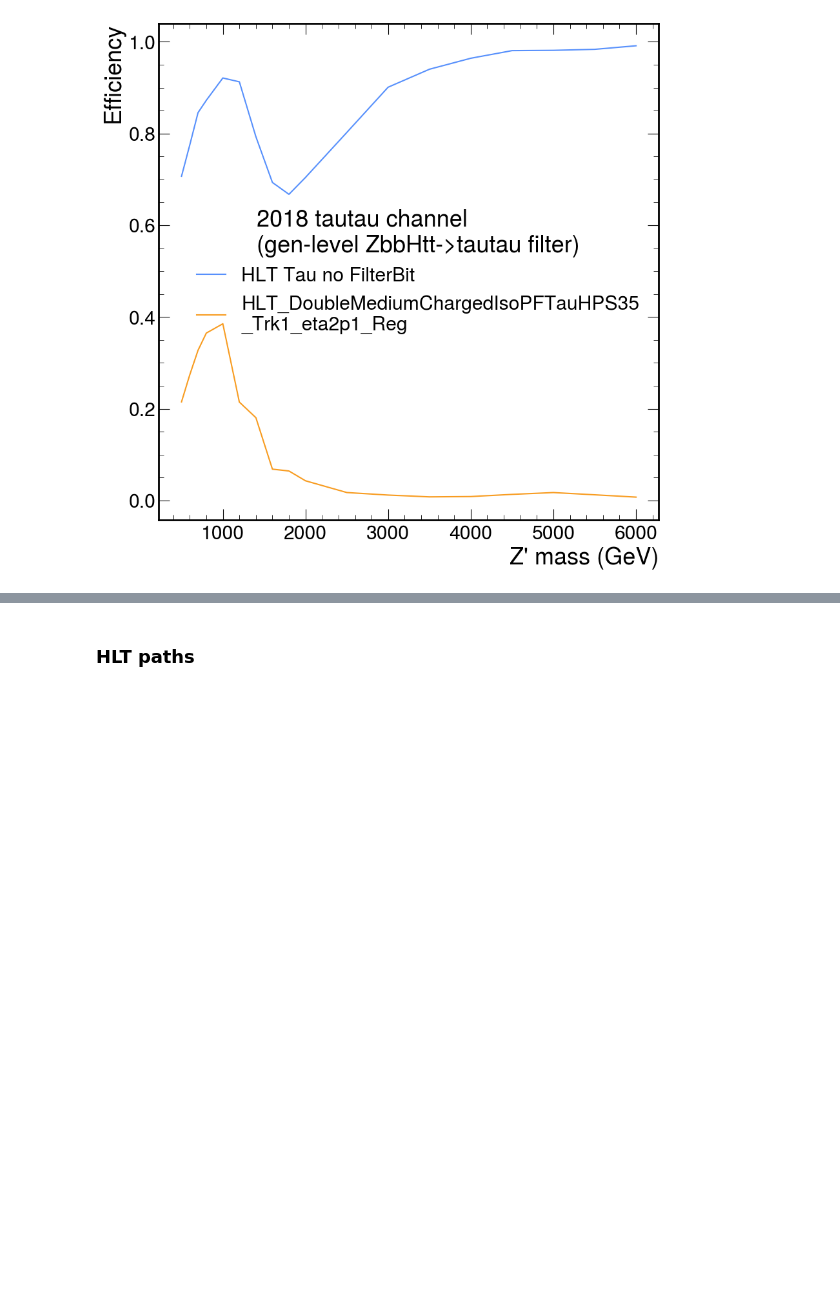
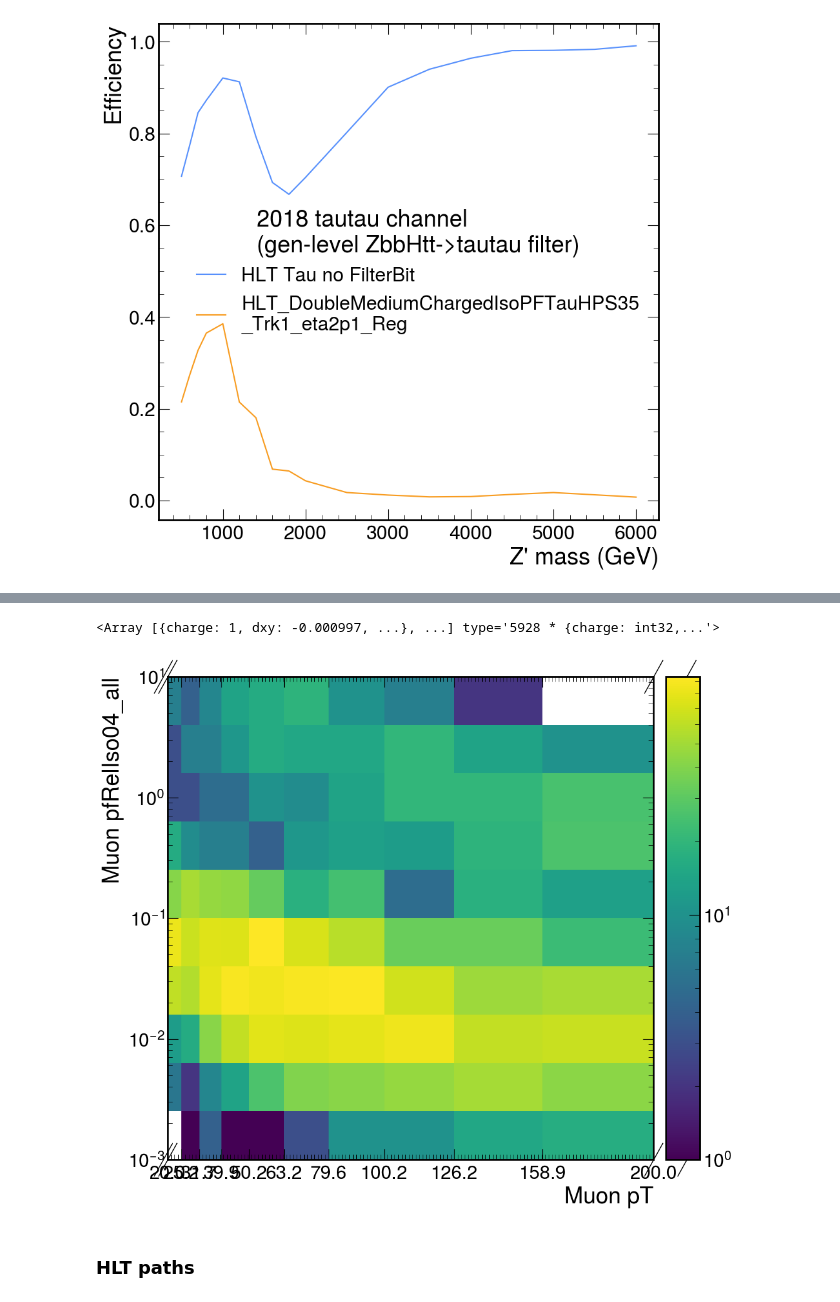
Before and after one commit to tcuisset/hhbbtt-analysis, a Jupyter notebook: studies/cutflow/cutflow.ipynb, the cells around one changed output, grey strips where cells are left out. Saved outputs shown, nothing was run; the diff lists cells and outputs as text; code cells hidden in the pictures; blank space fills up the shorter version.

```diff
--- a/studies/cutflow/cutflow.ipynb
+++ b/studies/cutflow/cutflow.ipynb
@@ -39,13 +39,14 @@ triggers = ["HLT_IsoMu22", "HLT_IsoMu22_eta2p1",
 # ar = t.arrays(filter_name=["Muon*", "Tau*", "GenPart*", "GenVisTau*", "TrigObj*", *triggers], how="zip")
 # ar
 # %%
-def open_file(folder:str):
+def open_file(folder:str, idx):
     try:
-       return uproot.open(f"{folder}/nanoHTT_0_0.root:Events")
+       return uproot.open(f"{folder}/nanoHTT_{idx}_0.root:Events")
     except OSError:
-       try:
-           return uproot.open(f"{folder}/nanoHTT_0_1.root:Events")
-       except OSError:
-           return uproot.open(f"{folder}/nanoHTT_1_0.root:Events")
-ar_raw = {mass : open_file(f"root://eos.grif.fr///eos/grif/cms/llr/store/user/evernazz/HTT/Run2_2018/ZprimeToZH_ZToBB_HToTauTau_M-{mass}").arrays(filter_name=["Muon*", "Tau*", "GenPart*", "GenVisTau*", "TrigObj*", "HLT_*", *triggers], how="zip")
+    #    try:
+        return uproot.open(f"{folder}/nanoHTT_{idx}_1.root:Events")
+    #    except OSError:
+    #        return uproot.open(f"{folder}/nanoHTT_1_0.root:Events")
+ar_raw = {mass : [open_file(f"root://eos.grif.fr///eos/grif/cms/llr/store/user/evernazz/HTT/Run2_2018/ZprimeToZH_ZToBB_HToTauTau_M-{mass}").arrays(filter_name=["Muon*", "Tau*", "GenPart*", "GenVisTau*", "TrigObj*", "HLT_*", *triggers], how="zip")
+    for idx in range(20)]
        for mass in [500,600,700,800,1000,1200,1400,1600,1800,2000,2500,3000,3500,4000,4500,5000,5500,6000]}
@@ -263,3 +291,25 @@ plt.legend(title="2018 tautau channel\n(gen-level ZbbHtt->tautau filter)")
+# %%
+ar = ak.concatenate(ars.values())
+genMuTau = ar.genPairType == 0
+trigObj = singlemu_trigger_noISO(ar[genMuTau])
+#mask = ak.fill_none(singlemu_trigger_matchGen(ar[genMuTau], trigObj), False)
+mask = ~ak.is_none(trigObj, axis=-1)
+ar_masked = ar[genMuTau][mask]
+# %%
+matched_offline_muons = (delta_r(ar_masked.Muon.eta, ar_masked.Muon.phi, trigObj[mask].eta, trigObj[mask].phi) < 0.5)
+matched_offline_muons = ak.drop_none(ak.firsts(ar_masked.Muon[matched_offline_muons]))
+matched_offline_muons
+# %% [output]
+<Array [{charge: 1, dxy: -0.000997, ...}, ...] type='5928 * {charge: int32,...'>
+# %%
+import matplotlib
+h = hist.Hist( hist.axis.Regular(10, 20, 200, name="pt", label="Muon pT", transform=hist.axis.transform.log),
+              hist.axis.Regular(10, 0.001, 10, name="ISO", label="Muon pfRelIso04_all", transform=hist.axis.transform.log),).fill(matched_offline_muons.pt, matched_offline_muons.pfRelIso04_all, )
+hep.hist2dplot(h, norm=matplotlib.colors.LogNorm())
+# plt.xscale("log")
+plt.yscale("log")
+# %% [output]
+[figure, added]
 # %% [markdown]
 ### HLT paths
 # %%
```
Also changed, not shown: parts of 7 cells of this notebook, 9 other files.
